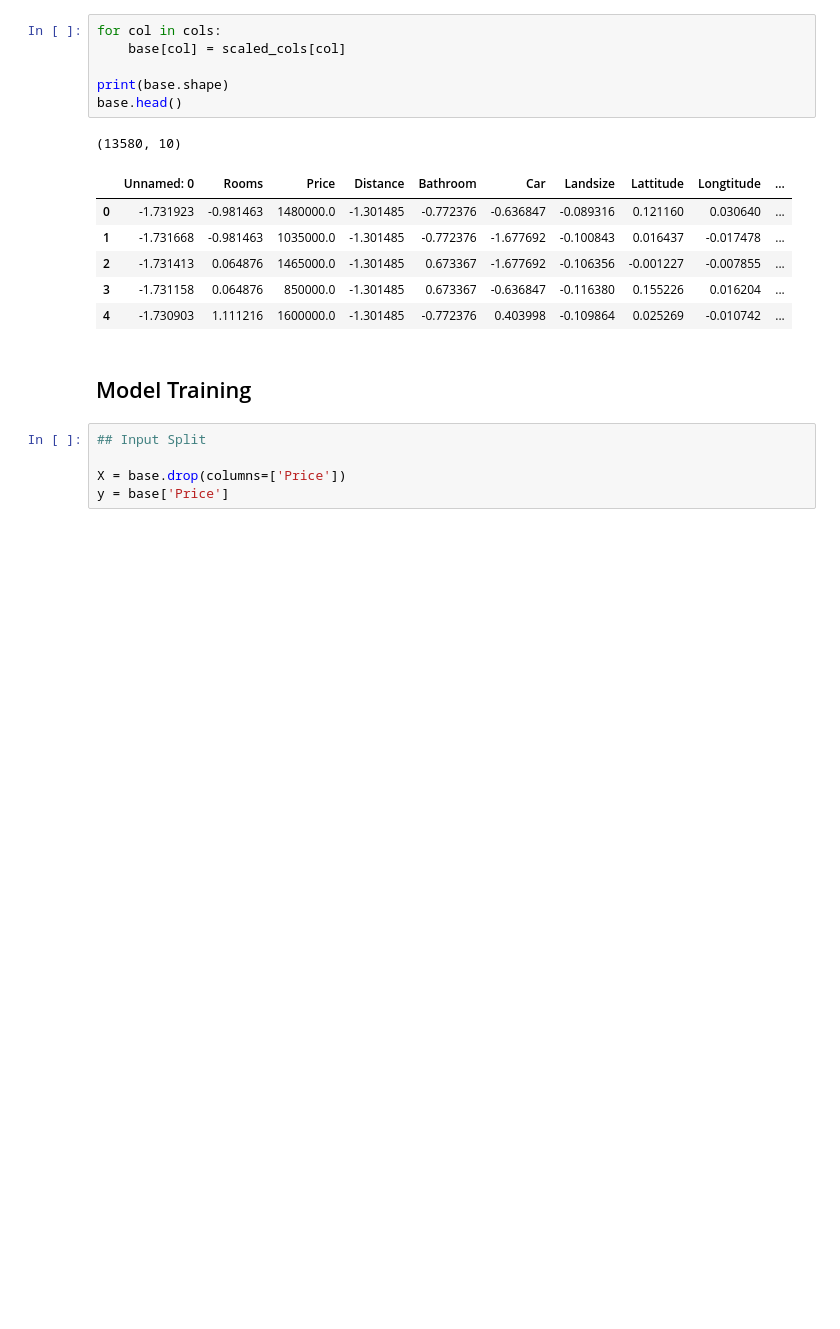
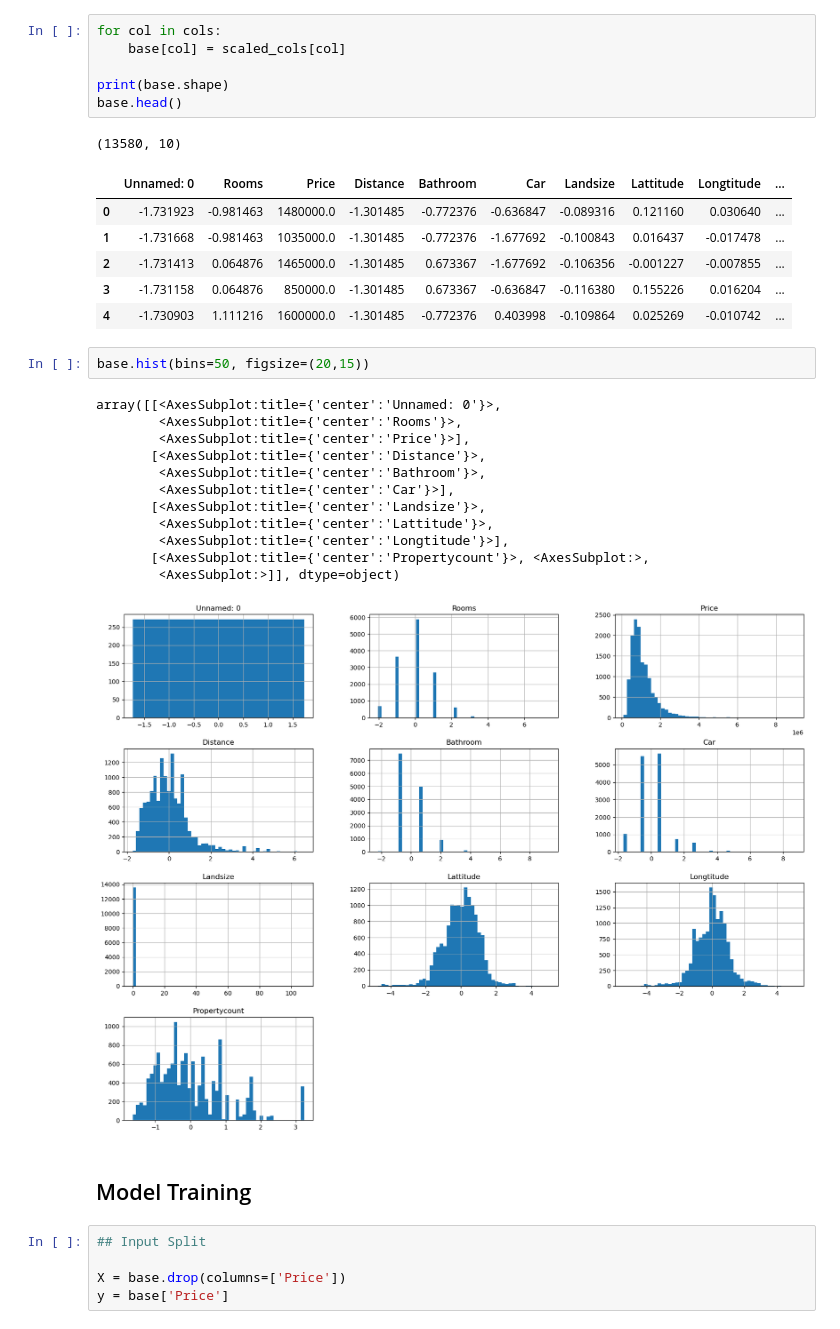
Before and after one commit to Jdss026/MelborneProject, a Jupyter notebook: ml.ipynb, the cells around one changed output. Cells and saved outputs as stored; diff of their text form; blank space fills up the shorter version.

```diff
--- a/ml.ipynb
+++ b/ml.ipynb
@@ -70,6 +91,21 @@ base.head()
 | 2 | -1.731413 | 0.064876 | 1465000.0 | -1.301485 | 0.673367 | -1.677692 | -0.106356 | -0.001227 | -0.007855 | ... |
 | 3 | -1.731158 | 0.064876 | 850000.0 | -1.301485 | 0.673367 | -0.636847 | -0.116380 | 0.155226 | 0.016204 | ... |
 | 4 | -1.730903 | 1.111216 | 1600000.0 | -1.301485 | -0.772376 | 0.403998 | -0.109864 | 0.025269 | -0.010742 | ... |
+# %%
+base.hist(bins=50, figsize=(20,15))
+# %% [output]
+array([[<AxesSubplot:title={'center':'Unnamed: 0'}>,
+        <AxesSubplot:title={'center':'Rooms'}>,
+        <AxesSubplot:title={'center':'Price'}>],
+       [<AxesSubplot:title={'center':'Distance'}>,
+        <AxesSubplot:title={'center':'Bathroom'}>,
+        <AxesSubplot:title={'center':'Car'}>],
+       [<AxesSubplot:title={'center':'Landsize'}>,
+        <AxesSubplot:title={'center':'Lattitude'}>,
+        <AxesSubplot:title={'center':'Longtitude'}>],
+       [<AxesSubplot:title={'center':'Propertycount'}>, <AxesSubplot:>,
+        <AxesSubplot:>]], dtype=object)
+[figure, added]
 # %% [markdown]
 ## Model Training
 # %%
```
Also changed, not shown: parts of 9 cells of this notebook, 1 other file.
